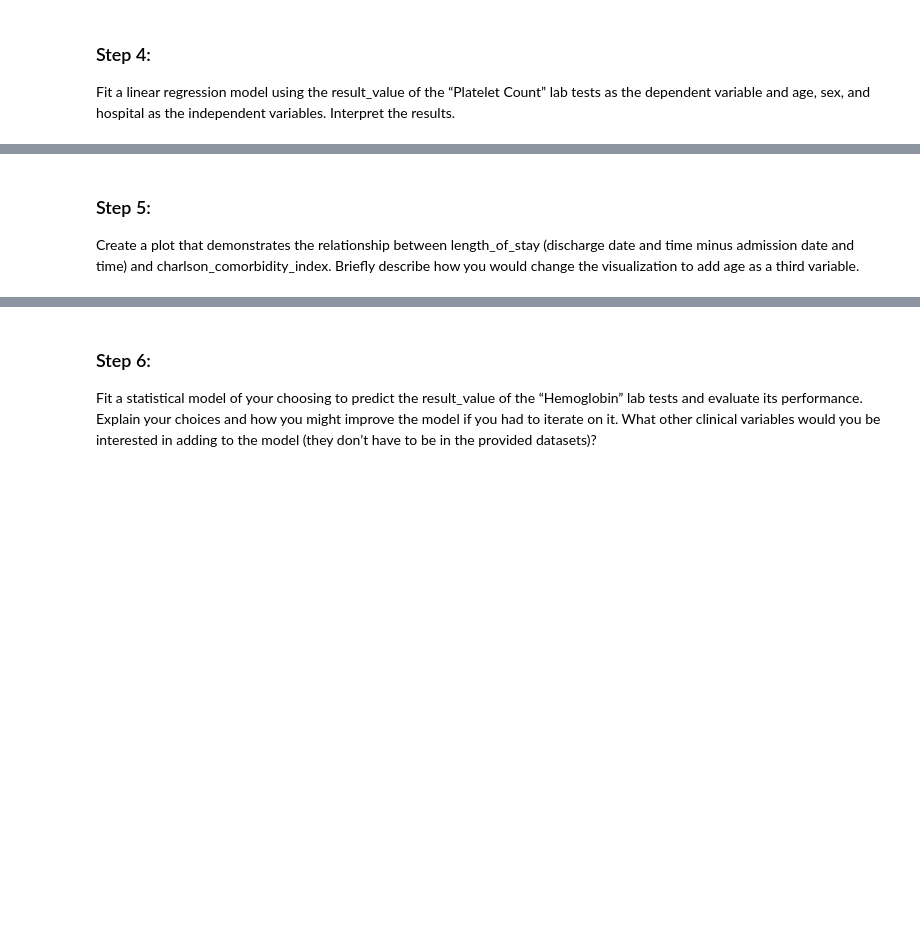
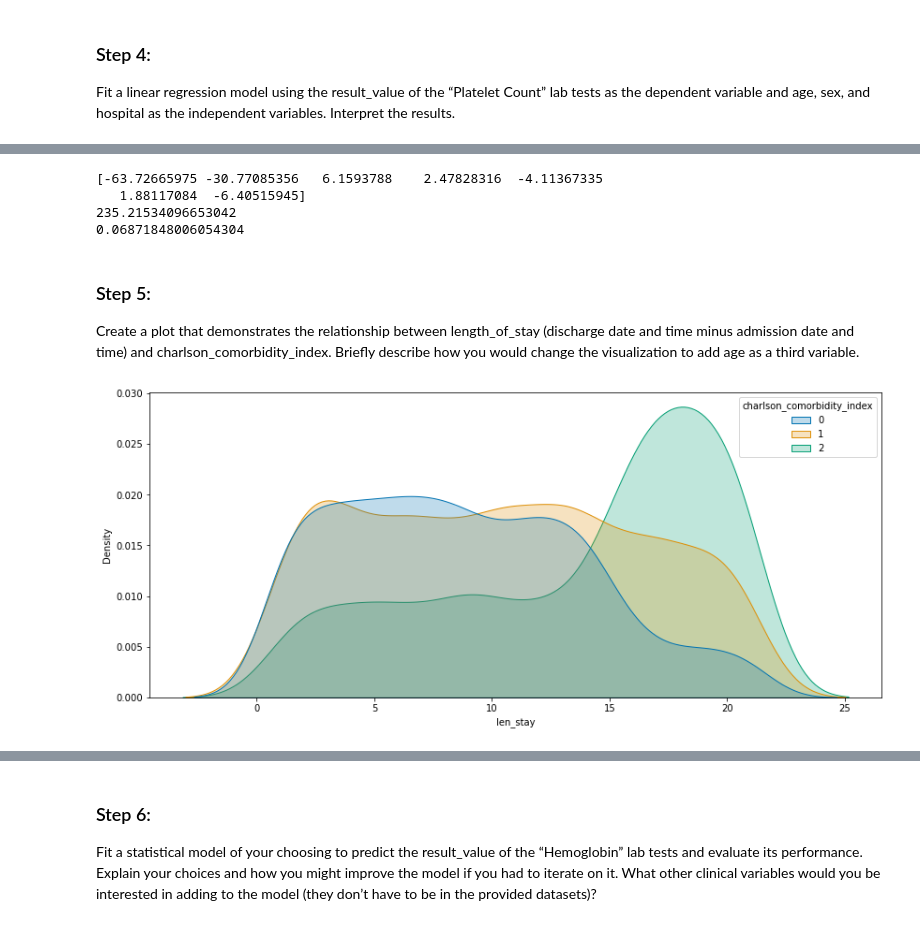
Before and after one commit to richardaparg/hospital_prediction, a Jupyter notebook: hospital_prediction.ipynb, the cells around one changed output, grey strips where cells are left out. Cells and saved outputs as stored; diff of their text form; code cells hidden in the pictures; blank space fills up the shorter version.

```diff
--- a/hospital_prediction.ipynb
+++ b/hospital_prediction.ipynb
@@ -215,0 +51,6 @@ Categorical Column ''''blah blab blah''' is changed to xyz
+# %%
+#Transfusion Bool to int
+tran_df[['rbc_transfusion','platelet_transfusion','plasma_transfusion']] = tran_df[['rbc_transfusion','platelet_transfusion','plasma_transfusion']].astype(int)
+# %%
+# Join together
+all_df = admin_df.join([lab_df,tran_df], how = 'left', sort = True)
@@ -219,3 +167,17 @@ Impute the missing age and charlson_comorbidity_index values in any way you see
+# %%
+#KNNImputation of age and comorbidity index
+imputer = KNNImputer(n_neighbors=2, weights="uniform")
+all_df['stay_days'] = all_df['stay_datetime'].dt.days
+imp_ad_df = imputer.fit_transform(all_df[['age','sex','charlson_comorbidity_index','lap_score','stay_days',
+    'Mount Sinai Hospital',"St. Joseph's Health Centre","St. Michael's Hospital","Sunnybrook Health Sciences Centre",
+    "Toronto Western Hospital",'ALB', 'CLPL', 'CREAPL', 'KPL', 'NAPL', 'PLT', 'RBC', 'TCO2PL','UREAPL',
+    'rbc_transfusion', 'platelet_transfusion', 'plasma_transfusion']])
+# %%
+#Replace with imputed values
+all_df['age'] = imp_ad_df[:,0]
+all_df['charlson_comorbidity_index'] = imp_ad_df[:,2]
+#Rounds down imputed values of age and charlson_comorbidity_index to int values
+all_df[['age','charlson_comorbidity_index']] = all_df[['age','charlson_comorbidity_index']].apply(np.floor)
 # %% [markdown]
 ### Step 3:
 Determine if there is a significant difference in age between patients who had an rbc_transfusion and patients that did not. Determine if there is a significant difference in sex between these groups.
@@ -225,3 +235,23 @@ Fit a linear regression model using the result_value of the “Platelet Count”
+# %%
+#Train a linear regression and print the coefficients and score (R^2) for the test data
+reg = LinearRegression().fit(X_train, y_train)
+print(reg.coef_)
+print(reg.intercept_)
+print(reg.score(X_test, y_test))
+# %% [output]
+[-63.72665975 -30.77085356   6.1593788    2.47828316  -4.11367335
+   1.88117084  -6.40515945]
+235.21534096653042
+0.06871848006054304
 # %% [markdown]
 ### Step 5:
 Create a plot that demonstrates the relationship between length_of_stay (discharge date and time minus admission date and time) and charlson_comorbidity_index. Briefly describe how you would change the visualization to add age as a third variable.
+# %%
+plt_df = all_df[['charlson_comorbidity_index', 'age','len_stay']]
+plt_df['charlson_comorbidity_index'] = plt_df['charlson_comorbidity_index'].astype(int).astype(str)
+f,ax = plt.subplots(figsize=(14,6))
+sns.set_palette("colorblind")
+sns.kdeplot(data=plt_df, x='len_stay', hue = 'charlson_comorbidity_index', hue_order = ['0','1','2'], fill = True)
+plt.show()
+# %% [output]
+[figure, added]
```
Also changed, not shown: parts of 59 cells of this notebook.
